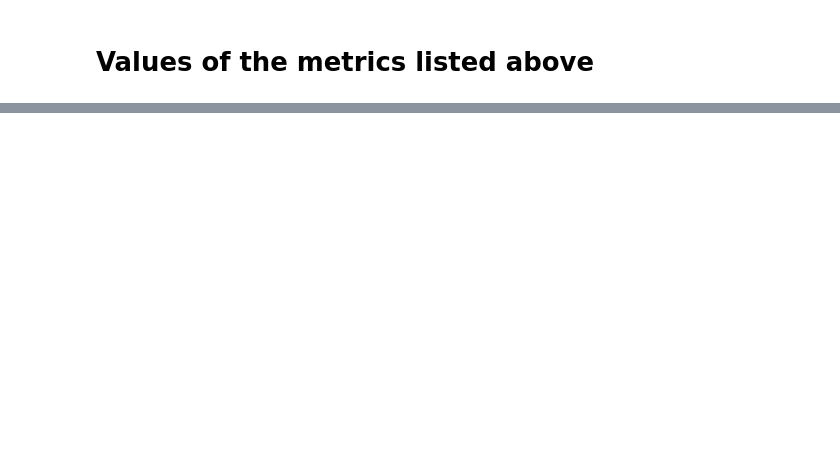
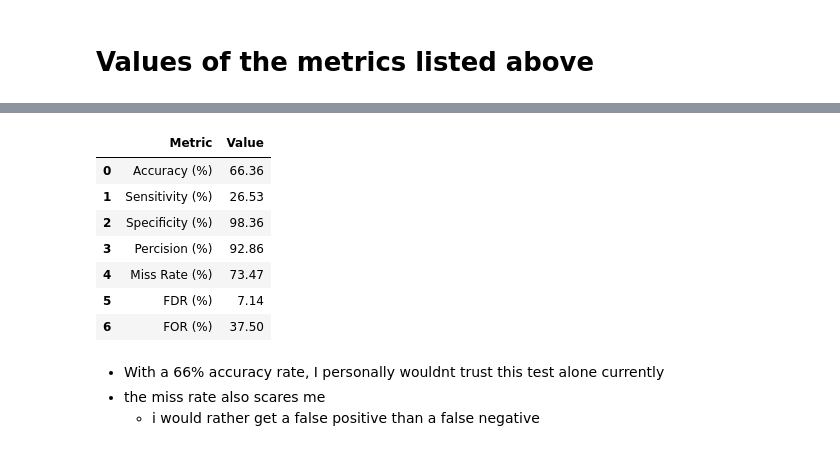
Before and after one commit to KaraBeth-Nemet/CS4170-Data-Mining, a Jupyter notebook: Activity5B/assignment5b.ipynb, the cells around one changed output, grey strips where cells are left out. Cells and saved outputs as stored; diff of their text form; code cells hidden in the pictures; blank space fills up the shorter version.

```diff
--- a/Activity5B/assignment5b.ipynb
+++ b/Activity5B/assignment5b.ipynb
@@ -277,0 +252,42 @@ final_table
+# %%
+# accuracy is how close a given set of measurements (observations or readings) are to their true value
+accuracy = (total_tp + total_tn) / (total_tp + total_fp + total_tn + total_fn) * 100
+
+# sensitivity measures how well a test can identify true positives
+sensitivity = total_tp / (total_tp + total_fn) * 100
+
+# specificity measures how well a test can identify true negatives
+specificity = total_tn / (total_fp + total_tn) * 100
+
+# percision is how close the measurements are to each other
+percision = total_tp / (total_tp + total_fp) * 100
+
+# miss rate = rate at which a system or model makes false negatives
+miss_rate = total_fn / (total_fn + total_tp) * 100
+
+# false discovery rate = percentage of times a test incorrectly identifies a "discovery" or significant result.
+fdr = total_fp / (total_fp + total_tp) * 100
+
+# false omission rate tells you how often the model mistakenly classified something as negative when it should have been positive
+forr = total_fn / (total_fn + total_tn) * 100
+
+final_table = pd.DataFrame(columns=['Metric', 'Value'])
+
+final_table['Metric'] = ['Accuracy (%)', 'Sensitivity (%)', 'Specificity (%)', 'Percision (%)', 'Miss Rate (%)', 'FDR (%)', 'FOR (%)']
+
+final_table['Value'] = [accuracy, sensitivity, specificity, percision, miss_rate, fdr, forr]
+
+final_table
+# %% [output]
+|  | Metric | Value |
+| 0 | Accuracy (%) | 66.36 |
+| 1 | Sensitivity (%) | 26.53 |
+| 2 | Specificity (%) | 98.36 |
+| 3 | Percision (%) | 92.86 |
+| 4 | Miss Rate (%) | 73.47 |
+| 5 | FDR (%) | 7.14 |
+| 6 | FOR (%) | 37.50 |
+# %% [markdown]
+- With a 66% accuracy rate, I personally wouldnt trust this test alone currently
+- the miss rate also scares me
+    - i would rather get a false positive than a false negative
```
Also changed, not shown: parts of 3 cells of this notebook, 1 other file.
